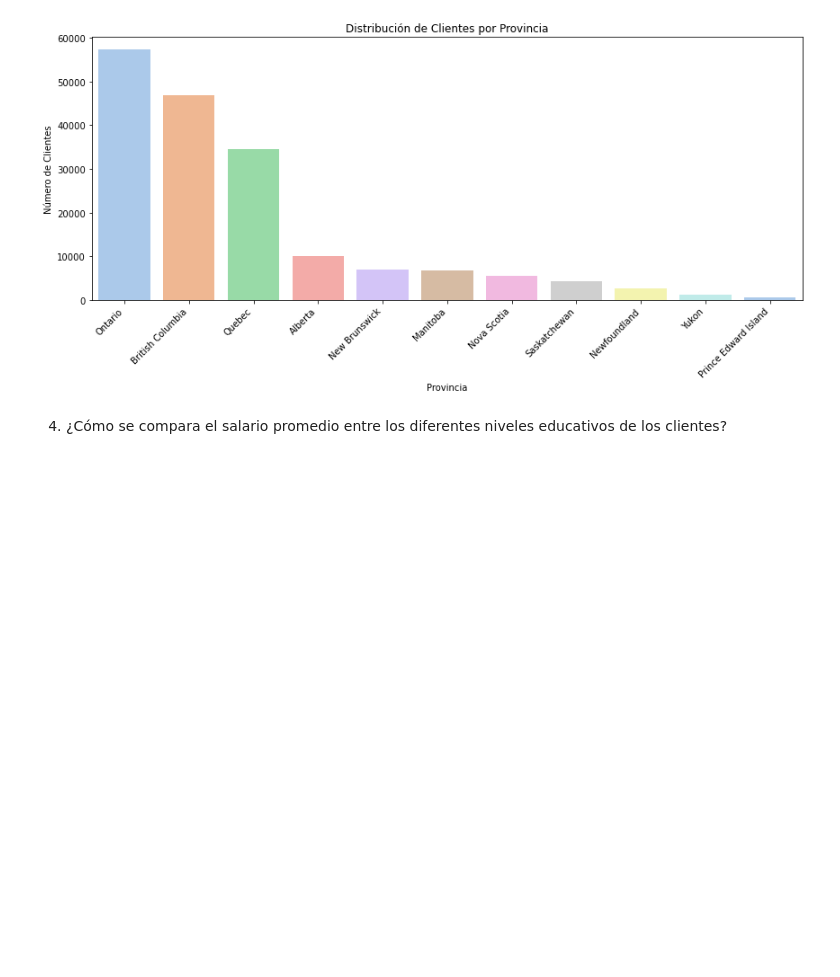
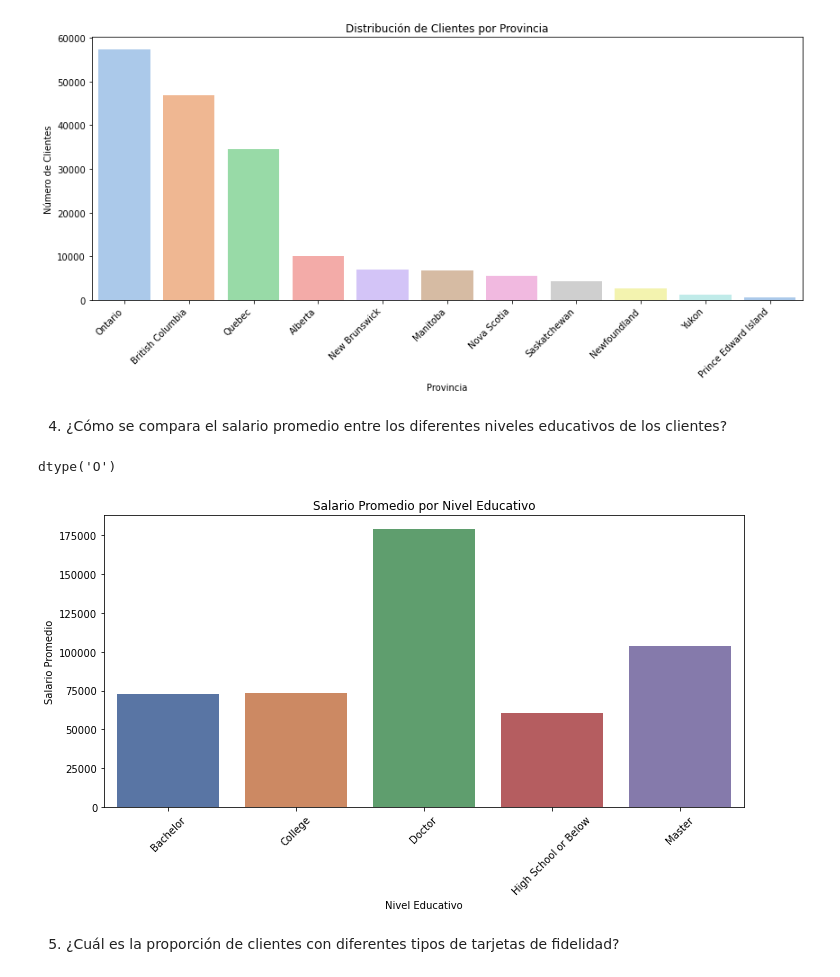
Before and after one commit to Adalab/bda-modulo-3-evaluacion-final-maitebarreravillarias, a Jupyter notebook: evaluacion_primera_version.ipynb, the cells around one changed output. Drawn from its saved outputs; the diff is of its cells as text; code cells hidden in the pictures; blank space fills up the shorter version.

Commit message:
finished visualizations

```diff
--- a/evaluacion_primera_version.ipynb
+++ b/evaluacion_primera_version.ipynb
@@ -657,0 +660,19 @@ plt.show()
+# %%
+df["Education"].dtype
+# %% [output]
+dtype('O')
+# %%
+Salario_promedio = df.groupby("Education")["Salary"].mean().reset_index()
+# %%
+plt.figure(figsize=(10, 6))
+sns.barplot(x="Education", y="Salary", data=Salario_promedio, palette="deep")
+plt.title('Salario Promedio por Nivel Educativo')
+plt.xlabel('Nivel Educativo')
+plt.ylabel('Salario Promedio')
+plt.xticks(rotation=45)  # Rotar las etiquetas del eje x para mayor claridad
+plt.tight_layout()
+plt.show();
+# %% [output]
+[figure, added]
+# %% [markdown]
+5. ¿Cuál es la proporción de clientes con diferentes tipos de tarjetas de fidelidad?
```
Also changed, not shown: parts of 7 cells of this notebook.
